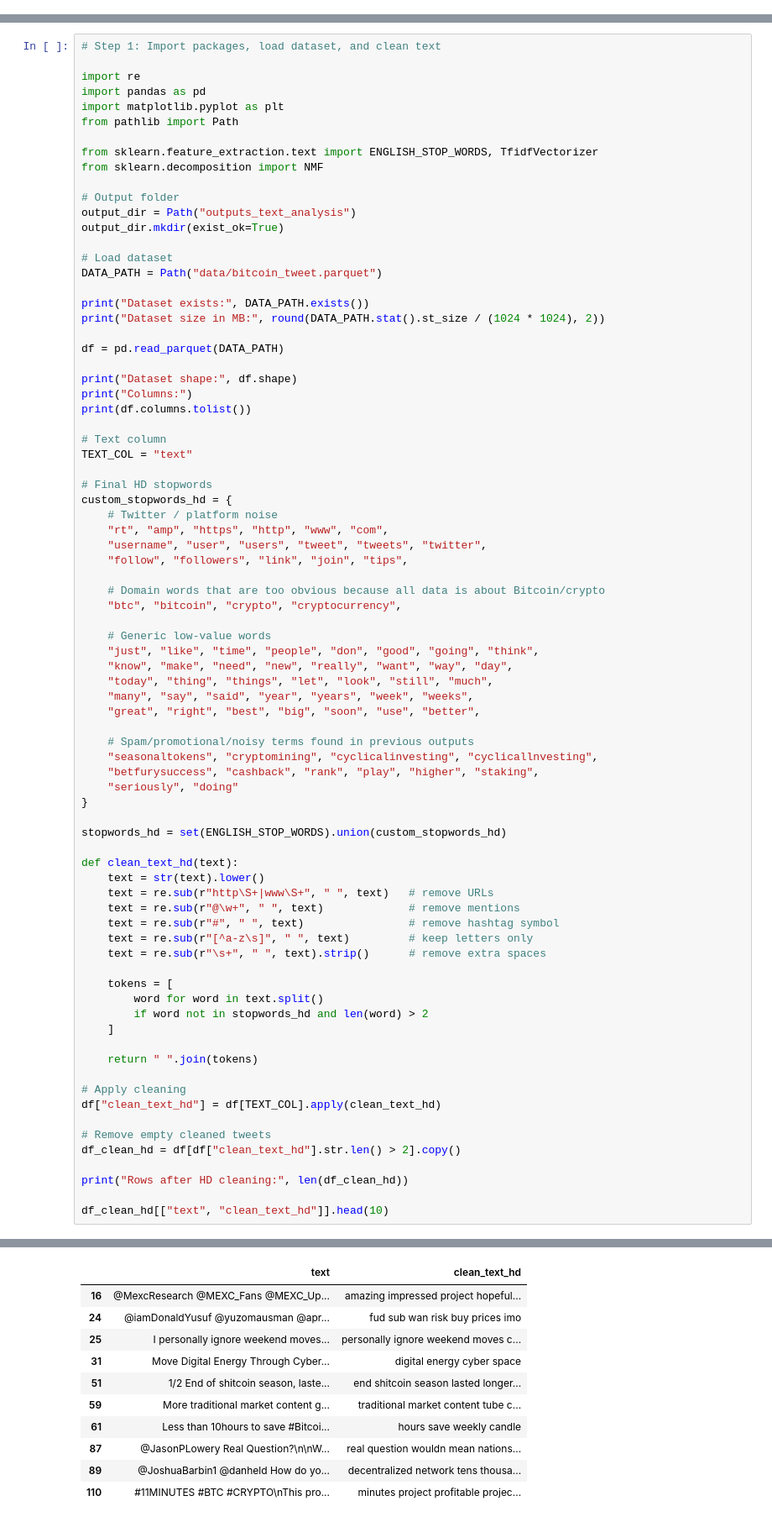
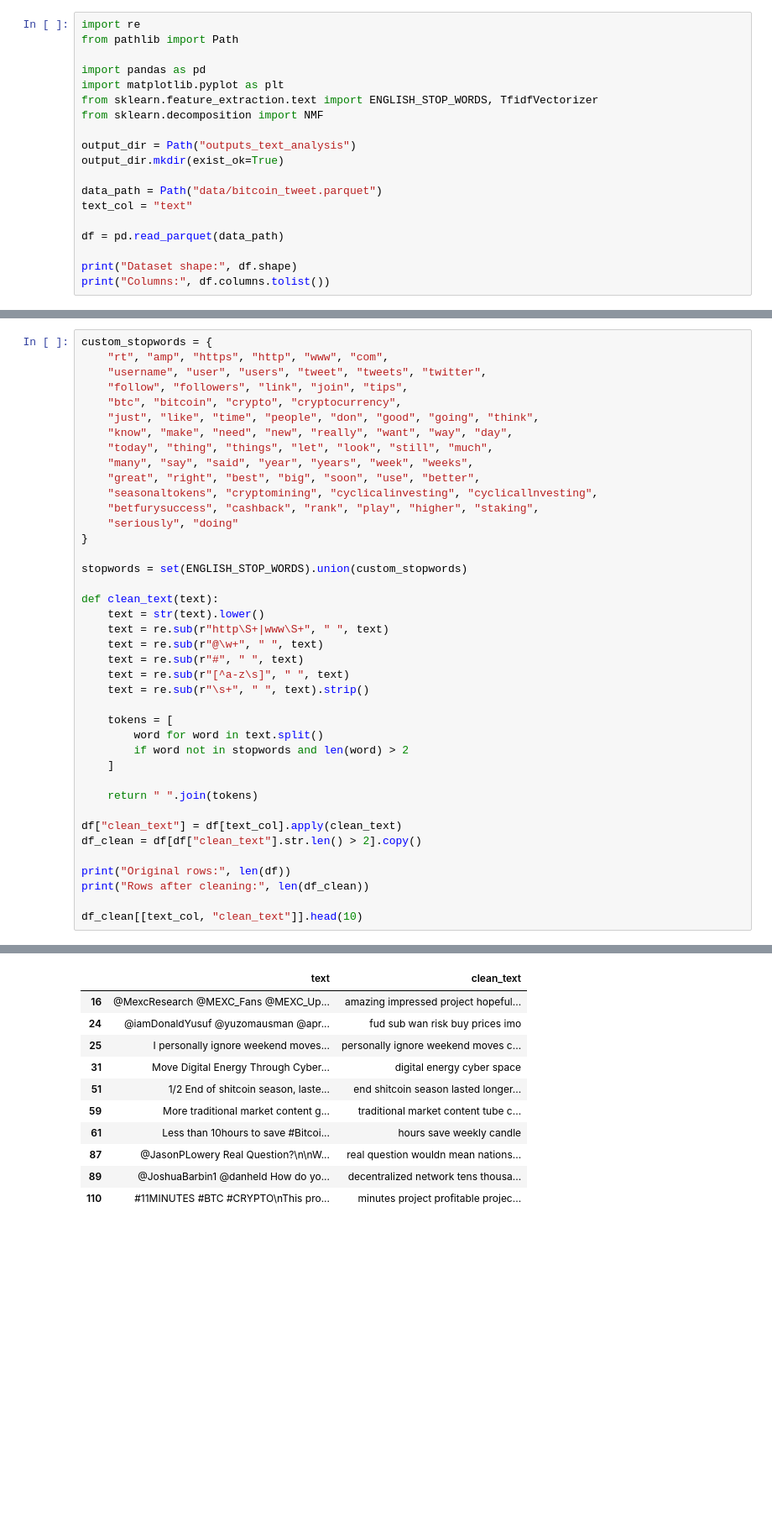
Before and after one commit to badyy8/Assignment_2_social_media_analysis, a Jupyter notebook: s4055700_UG57_04_topic_modelling.ipynb, the cells around one changed output, grey strips where cells are left out. Shown at 84% size. Drawn from its saved outputs; the diff is of its cells as text; blank space fills up the shorter version.

```diff
--- a/s4055700_UG57_04_topic_modelling.ipynb
+++ b/s4055700_UG57_04_topic_modelling.ipynb
@@ -0,0 +1,19 @@
+# %%
+import re
+from pathlib import Path
+
+import pandas as pd
+import matplotlib.pyplot as plt
+from sklearn.feature_extraction.text import ENGLISH_STOP_WORDS, TfidfVectorizer
+from sklearn.decomposition import NMF
+
+output_dir = Path("outputs_text_analysis")
+output_dir.mkdir(exist_ok=True)
+
+data_path = Path("data/bitcoin_tweet.parquet")
+text_col = "text"
+
+df = pd.read_parquet(data_path)
+
+print("Dataset shape:", df.shape)
+print("Columns:", df.columns.tolist())
@@ -1,80 +23,41 @@
 # %%
-# Step 1: Import packages, load dataset, and clean text
-
-import re
-import pandas as pd
-import matplotlib.pyplot as plt
-from pathlib import Path
-
-from sklearn.feature_extraction.text import ENGLISH_STOP_WORDS, TfidfVectorizer
-from sklearn.decomposition import NMF
-
-# Output folder
-output_dir = Path("outputs_text_analysis")
-output_dir.mkdir(exist_ok=True)
-
-# Load dataset
-DATA_PATH = Path("data/bitcoin_tweet.parquet")
-
-print("Dataset exists:", DATA_PATH.exists())
-print("Dataset size in MB:", round(DATA_PATH.stat().st_size / (1024 * 1024), 2))
-
-df = pd.read_parquet(DATA_PATH)
-
-print("Dataset shape:", df.shape)
-print("Columns:")
-print(df.columns.tolist())
-
-# Text column
-TEXT_COL = "text"
-
-# Final HD stopwords
-custom_stopwords_hd = {
-    # Twitter / platform noise
+custom_stopwords = {
     "rt", "amp", "https", "http", "www", "com",
     "username", "user", "users", "tweet", "tweets", "twitter",
     "follow", "followers", "link", "join", "tips",
-
-    # Domain words that are too obvious because all data is about Bitcoin/crypto
     "btc", "bitcoin", "crypto", "cryptocurrency",
-
-    # Generic low-value words
     "just", "like", "time", "people", "don", "good", "going", "think",
     "know", "make", "need", "new", "really", "want", "way", "day",
     "today", "thing", "things", "let", "look", "still", "much",
     "many", "say", "said", "year", "years", "week", "weeks",
     "great", "right", "best", "big", "soon", "use", "better",
-
-    # Spam/promotional/noisy terms found in previous outputs
     "seasonaltokens", "cryptomining", "cyclicalinvesting", "cyclicallnvesting",
     "betfurysuccess", "cashback", "rank", "play", "higher", "staking",
     "seriously", "doing"
 }
 
-stopwords_hd = set(ENGLISH_STOP_WORDS).union(custom_stopwords_hd)
+stopwords = set(ENGLISH_STOP_WORDS).union(custom_stopwords)
 
-def clean_text_hd(text):
+def clean_text(text):
     text = str(text).lower()
-    text = re.sub(r"http\S+|www\S+", " ", text)   # remove URLs
-    text = re.sub(r"@\w+", " ", text)             # remove mentions
-    text = re.sub(r"#", " ", text)                # remove hashtag symbol
-    text = re.sub(r"[^a-z\s]", " ", text)         # keep letters only
-    text = re.sub(r"\s+", " ", text).strip()      # remove extra spaces
+    text = re.sub(r"http\S+|www\S+", " ", text)
+    text = re.sub(r"@\w+", " ", text)
+    text = re.sub(r"#", " ", text)
+    text = re.sub(r"[^a-z\s]", " ", text)
+    text = re.sub(r"\s+", " ", text).strip()
 
     tokens = [
         word for word in text.split()
-        if word not in stopwords_hd and len(word) > 2
+        if word not in stopwords and len(word) > 2
     ]
 
     return " ".join(tokens)
 
-# Apply cleaning
-df["clean_text_hd"] = df[TEXT_COL].apply(clean_text_hd)
+df["clean_text"] = df[text_col].apply(clean_text)
+df_clean = df[df["clean_text"].str.len() > 2].copy()
 
-# Remove empty cleaned tweets
-df_clean_hd = df[df["clean_text_hd"].str.len() > 2].copy()
+print("Original rows:", len(df))
+print("Rows after cleaning:", len(df_clean))
 
-print("Rows after HD cleaning:", len(df_clean_hd))
-
-df_clean_hd[["text", "clean_text_hd"]].head(10)
+df_clean[[text_col, "clean_text"]].head(10)
 # %% [output]
@@ -87,4 +66,4 @@ Rows after HD cleaning: 627360
-|  | text | clean_text_hd |
+|  | text | clean_text |
 | 16 | @MexcResearch @MEXC_Fans @MEXC_Up... | amazing impressed project hopeful... |
 | 24 | @iamDonaldYusuf @yuzomausman @apr... | fud sub wan risk buy prices imo |
 | 25 | I personally ignore weekend moves... | personally ignore weekend moves c... |
```
Also changed, not shown: parts of 19 cells of this notebook, 1 other file.
